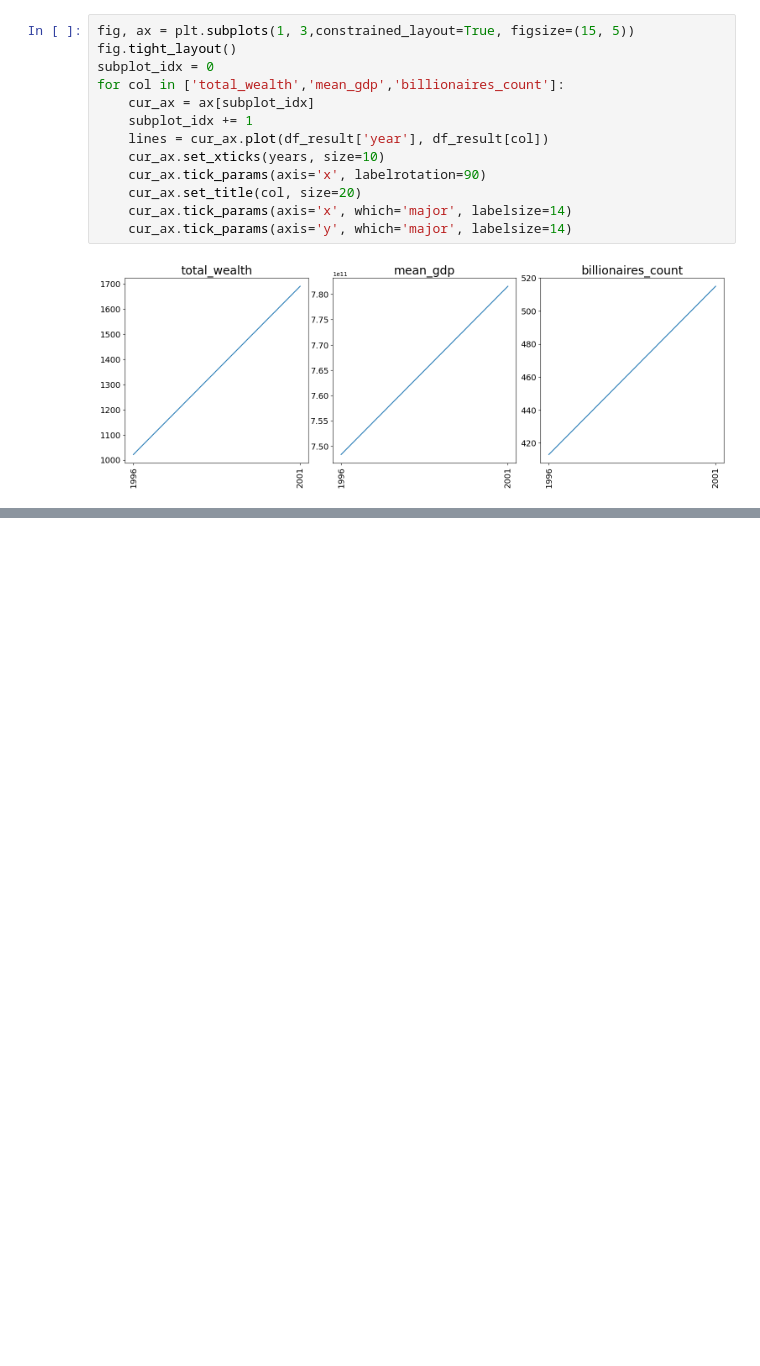
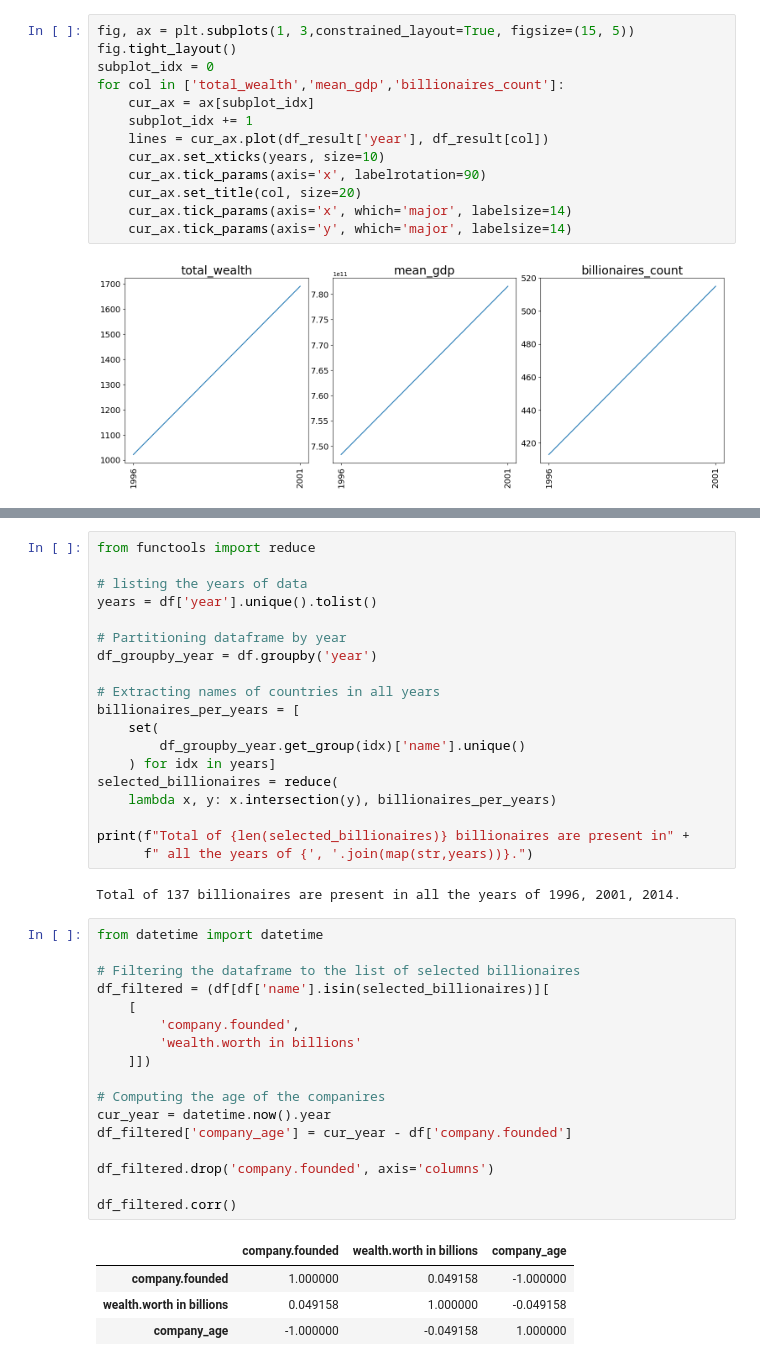
Before and after one commit to babakmahmoudian/billionaires, a Jupyter notebook: billionaires.ipynb, the cells around one changed output, grey strips where cells are left out. Saved outputs shown, nothing was run; the diff lists cells and outputs as text; blank space fills up the shorter version.

```diff
--- a/billionaires.ipynb
+++ b/billionaires.ipynb
@@ -793,0 +842,43 @@ for col in ['total_wealth','mean_gdp','billionaires_count']:
+# %%
+from functools import reduce
+
+# listing the years of data
+years = df['year'].unique().tolist()
+
+# Partitioning dataframe by year
+df_groupby_year = df.groupby('year')
+
+# Extracting names of countries in all years
+billionaires_per_years = [
+    set(
+        df_groupby_year.get_group(idx)['name'].unique()
+    ) for idx in years]
+selected_billionaires = reduce(
+    lambda x, y: x.intersection(y), billionaires_per_years)
+
+print(f"Total of {len(selected_billionaires)} billionaires are present in" +
+      f" all the years of {', '.join(map(str,years))}.")
+# %% [output]
+Total of 137 billionaires are present in all the years of 1996, 2001, 2014.
+# %%
+from datetime import datetime
+
+# Filtering the dataframe to the list of selected billionaires
+df_filtered = (df[df['name'].isin(selected_billionaires)][
+    [
+        'company.founded',
+        'wealth.worth in billions'
+    ]])
+
+# Computing the age of the companires
+cur_year = datetime.now().year
+df_filtered['company_age'] = cur_year - df['company.founded']
+
+df_filtered.drop('company.founded', axis='columns')
+
+df_filtered.corr()
+# %% [output]
+|  | company.founded | wealth.worth in billions | company_age |
+| company.founded | 1.000000 | 0.049158 | -1.000000 |
+| wealth.worth in billions | 0.049158 | 1.000000 | -0.049158 |
+| company_age | -1.000000 | -0.049158 | 1.000000 |
```
Also changed, not shown: parts of 12 cells of this notebook.
